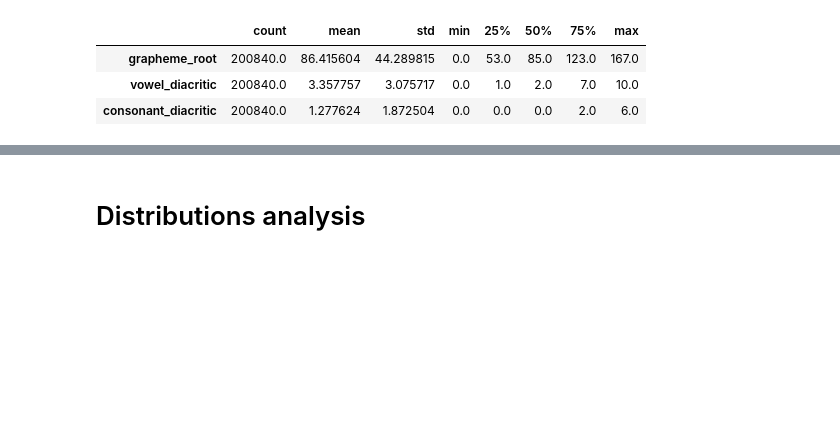
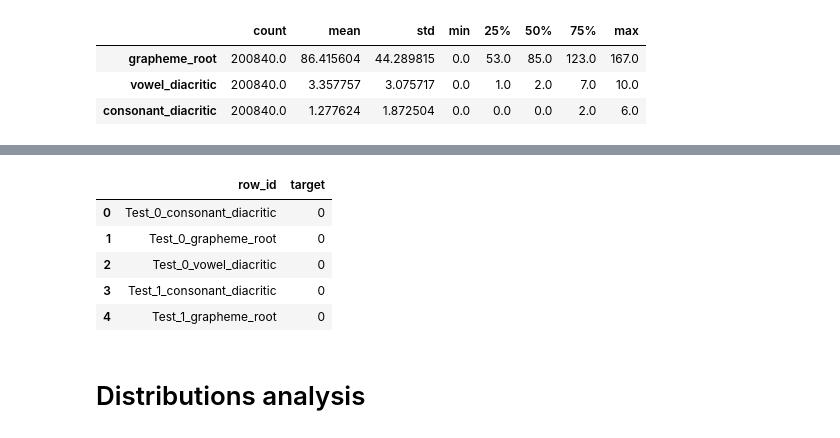
Before and after one commit to dric2018/kaggle-bengali-handwritten, a Jupyter notebook: working/eda.ipynb, the cells around one changed output, grey strips where cells are left out. Saved outputs shown, nothing was run; the diff lists cells and outputs as text; code cells hidden in the pictures; blank space fills up the shorter version.

```diff
--- a/working/eda.ipynb
+++ b/working/eda.ipynb
@@ -34,3 +47,12 @@ train_df.describe().transpose()
+# %%
+submission_df.head()
+# %% [output]
+|  | row_id | target |
+| 0 | Test_0_consonant_diacritic | 0 |
+| 1 | Test_0_grapheme_root | 0 |
+| 2 | Test_0_vowel_diacritic | 0 |
+| 3 | Test_1_consonant_diacritic | 0 |
+| 4 | Test_1_grapheme_root | 0 |
 # %%
 def get_classes_distrib():
 
```
Also changed, not shown: parts of 8 cells of this notebook, 3 other files.
